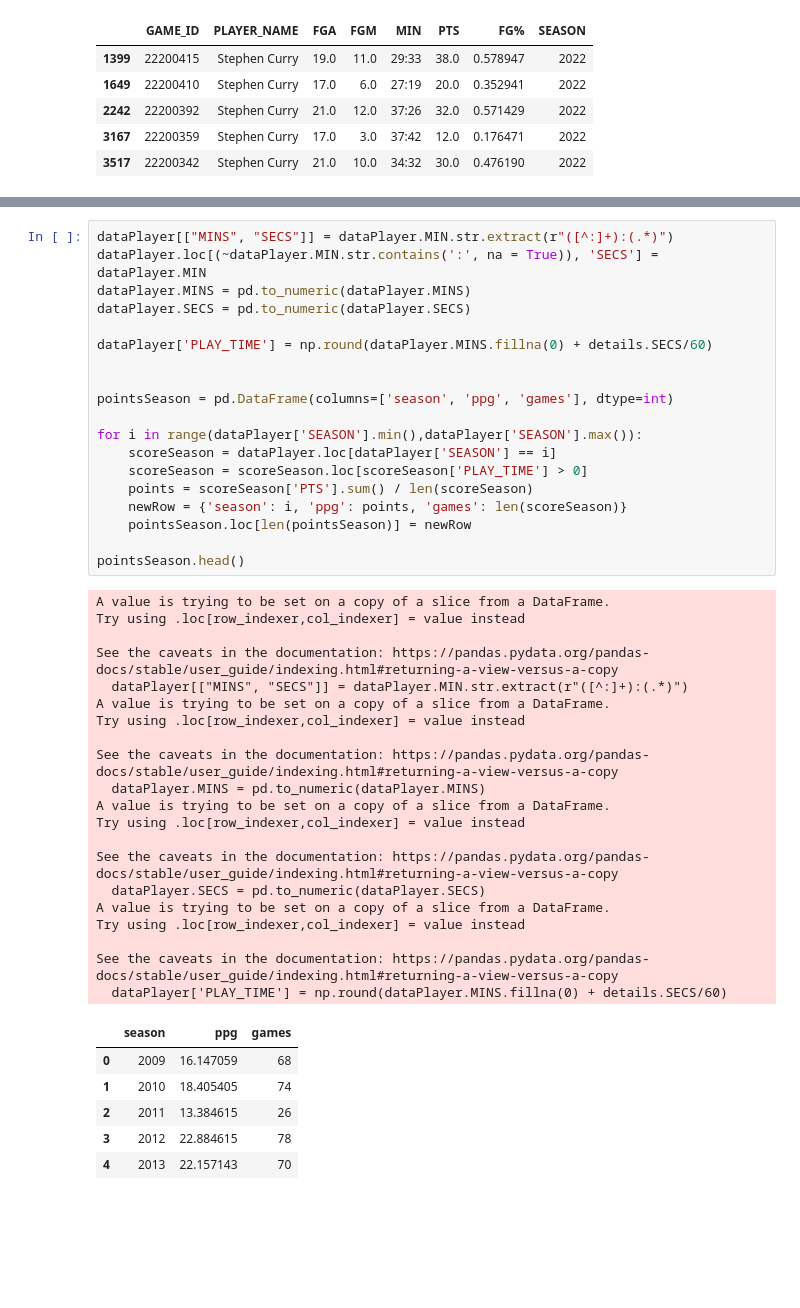
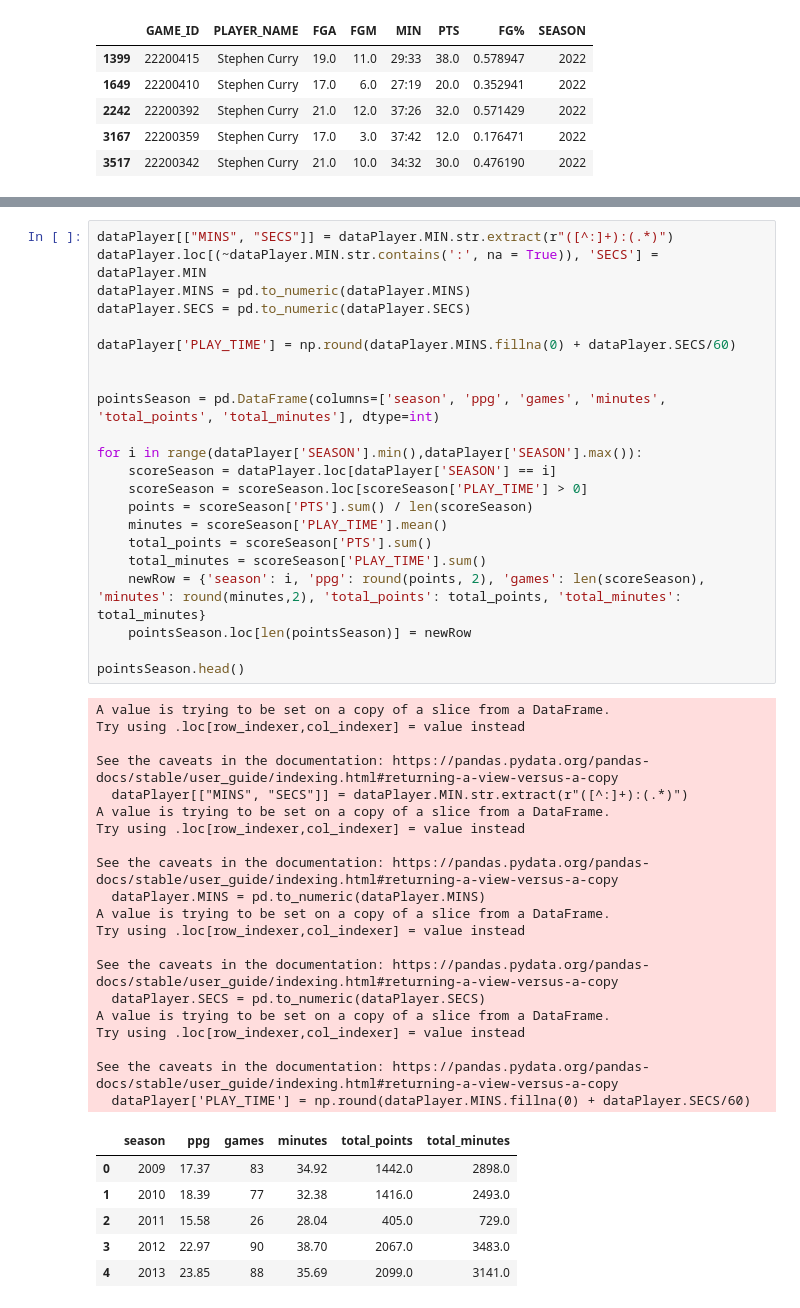
Before and after one commit to gabriel-arrvda/ac2-padroes, a Jupyter notebook: nba.ipynb, the cells around one changed output, grey strips where cells are left out. Saved outputs shown, nothing was run; the diff lists cells and outputs as text; blank space fills up the shorter version.

```diff
--- a/nba.ipynb
+++ b/nba.ipynb
@@ -107,43 +121,46 @@ dataPlayer.loc[(~dataPlayer.MIN.str.contains(':', na = True)), 'SECS'] = dataPla
 dataPlayer.MINS = pd.to_numeric(dataPlayer.MINS)
 dataPlayer.SECS = pd.to_numeric(dataPlayer.SECS)
 
-dataPlayer['PLAY_TIME'] = np.round(dataPlayer.MINS.fillna(0) + details.SECS/60)
+dataPlayer['PLAY_TIME'] = np.round(dataPlayer.MINS.fillna(0) + dataPlayer.SECS/60)
 
 
-pointsSeason = pd.DataFrame(columns=['season', 'ppg', 'games'], dtype=int)
+pointsSeason = pd.DataFrame(columns=['season', 'ppg', 'games', 'minutes', 'total_points', 'total_minutes'], dtype=int)
 
 for i in range(dataPlayer['SEASON'].min(),dataPlayer['SEASON'].max()):
     scoreSeason = dataPlayer.loc[dataPlayer['SEASON'] == i]
     scoreSeason = scoreSeason.loc[scoreSeason['PLAY_TIME'] > 0]
     points = scoreSeason['PTS'].sum() / len(scoreSeason)
-    newRow = {'season': i, 'ppg': points, 'games': len(scoreSeason)}
+    minutes = scoreSeason['PLAY_TIME'].mean()
+    total_points = scoreSeason['PTS'].sum()
+    total_minutes = scoreSeason['PLAY_TIME'].sum()
+    newRow = {'season': i, 'ppg': round(points, 2), 'games': len(scoreSeason), 'minutes': round(minutes,2), 'total_points': total_points, 'total_minutes': total_minutes}
     pointsSeason.loc[len(pointsSeason)] = newRow
 
 pointsSeason.head()
 # %% [output]
 A value is trying to be set on a copy of a slice from a DataFrame.
 Try using .loc[row_indexer,col_indexer] = value instead
 
 See the caveats in the documentation: https://pandas.pydata.org/pandas-docs/stable/user_guide/indexing.html#returning-a-view-versus-a-copy
   dataPlayer[["MINS", "SECS"]] = dataPlayer.MIN.str.extract(r"([^:]+):(.*)")
 A value is trying to be set on a copy of a slice from a DataFrame.
 Try using .loc[row_indexer,col_indexer] = value instead
 
 See the caveats in the documentation: https://pandas.pydata.org/pandas-docs/stable/user_guide/indexing.html#returning-a-view-versus-a-copy
   dataPlayer.MINS = pd.to_numeric(dataPlayer.MINS)
 A value is trying to be set on a copy of a slice from a DataFrame.
 Try using .loc[row_indexer,col_indexer] = value instead
 
 See the caveats in the documentation: https://pandas.pydata.org/pandas-docs/stable/user_guide/indexing.html#returning-a-view-versus-a-copy
   dataPlayer.SECS = pd.to_numeric(dataPlayer.SECS)
 A value is trying to be set on a copy of a slice from a DataFrame.
 Try using .loc[row_indexer,col_indexer] = value instead
 
 See the caveats in the documentation: https://pandas.pydata.org/pandas-docs/stable/user_guide/indexing.html#returning-a-view-versus-a-copy
-  dataPlayer['PLAY_TIME'] = np.round(dataPlayer.MINS.fillna(0) + details.SECS/60)
+  dataPlayer['PLAY_TIME'] = np.round(dataPlayer.MINS.fillna(0) + dataPlayer.SECS/60)
-|  | season | ppg | games |
-| 0 | 2009 | 16.147059 | 68 |
-| 1 | 2010 | 18.405405 | 74 |
-| 2 | 2011 | 13.384615 | 26 |
-| 3 | 2012 | 22.884615 | 78 |
-| 4 | 2013 | 22.157143 | 70 |
+|  | season | ppg | games | minutes | total_points | total_minutes |
+| 0 | 2009 | 17.37 | 83 | 34.92 | 1442.0 | 2898.0 |
+| 1 | 2010 | 18.39 | 77 | 32.38 | 1416.0 | 2493.0 |
+| 2 | 2011 | 15.58 | 26 | 28.04 | 405.0 | 729.0 |
+| 3 | 2012 | 22.97 | 90 | 38.70 | 2067.0 | 3483.0 |
+| 4 | 2013 | 23.85 | 88 | 35.69 | 2099.0 | 3141.0 |
```
Also changed, not shown: parts of 12 cells of this notebook.
